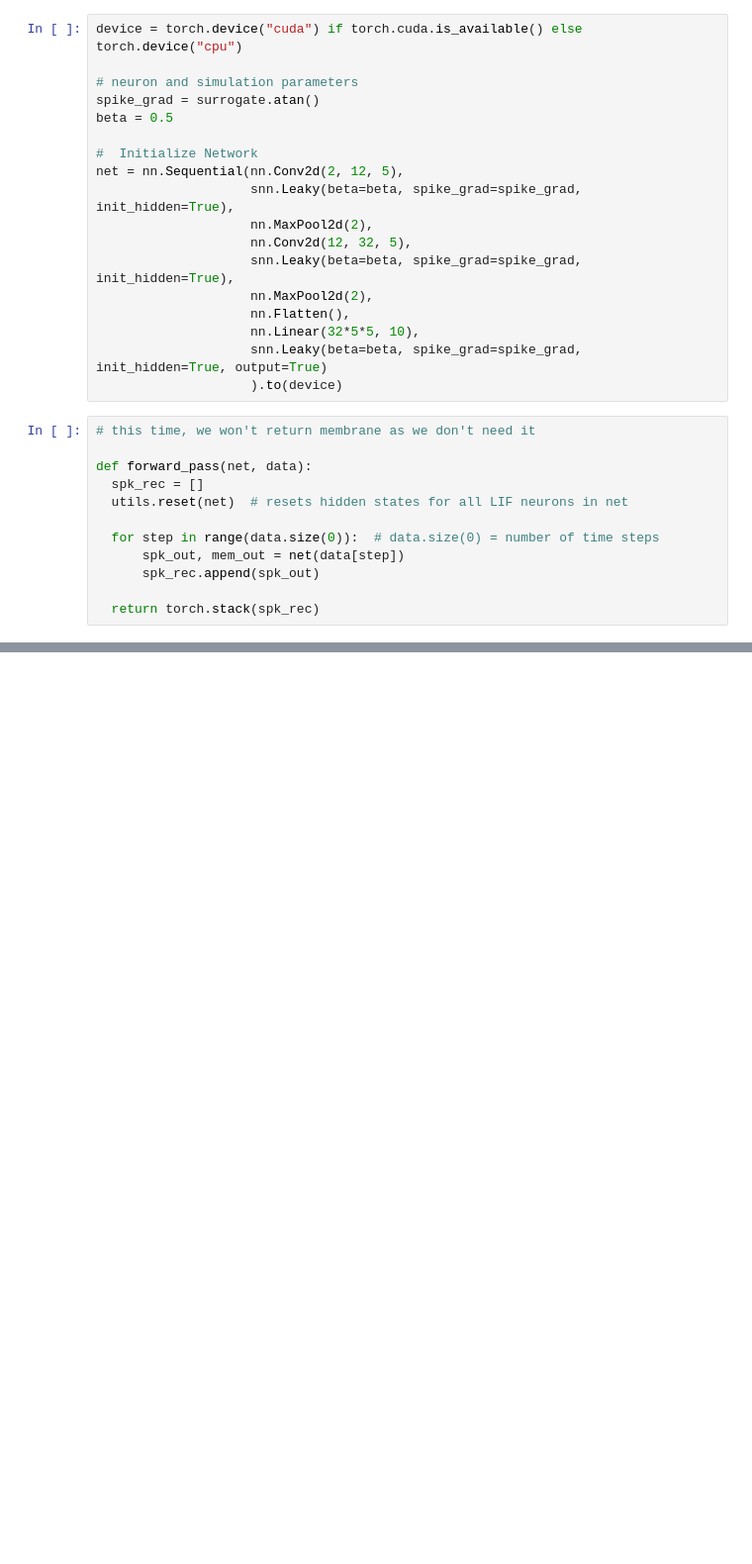
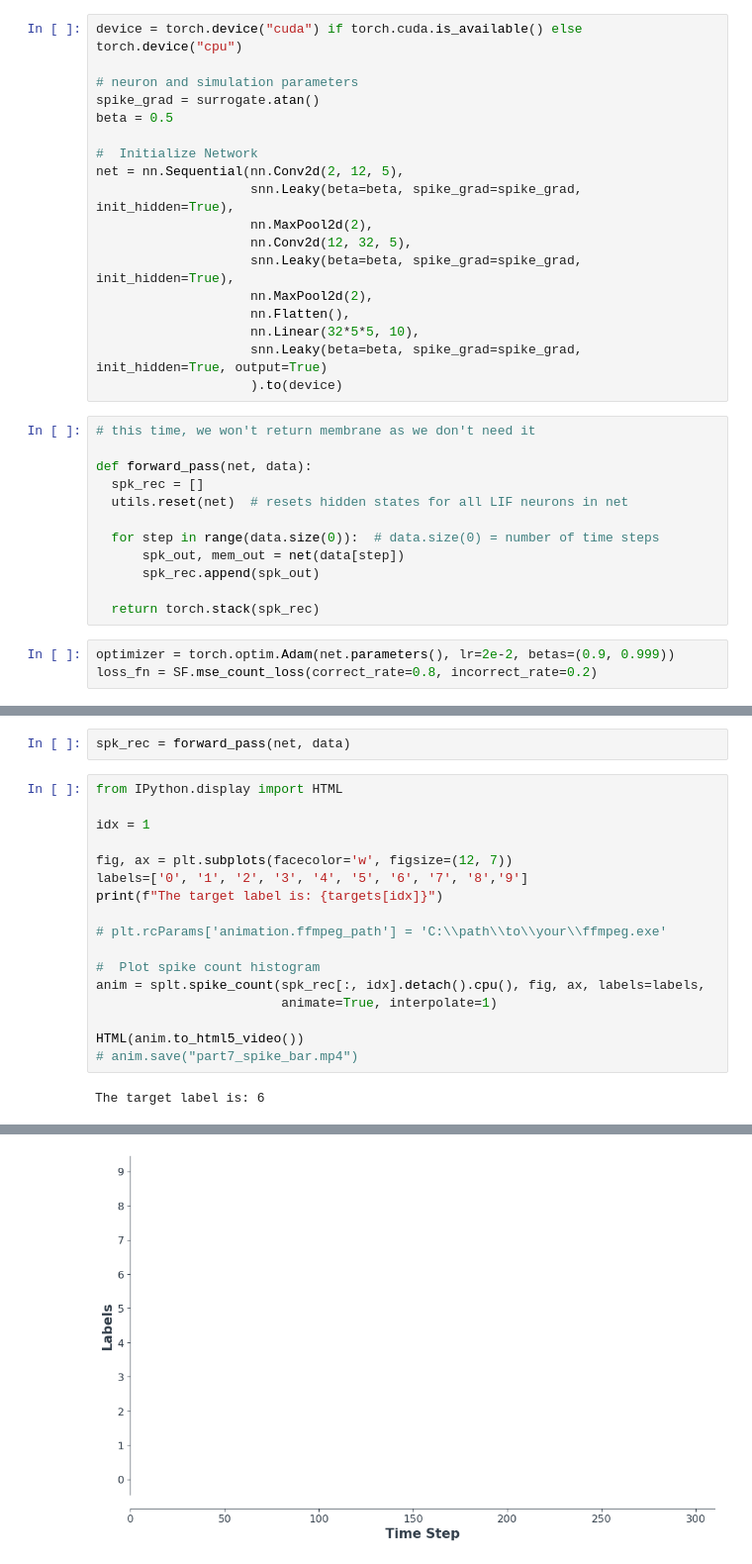
Before and after one commit to matthew-armanasco/neuro-SNN, a Jupyter notebook: src/snntorch-part7.ipynb, the cells around one changed output, grey strips where cells are left out. Shown: that part at 99% size. Drawn from its saved outputs; the diff is of its cells as text; blank space fills up the shorter version.

```diff
--- a/src/snntorch-part7.ipynb
+++ b/src/snntorch-part7.ipynb
@@ -118,3 +118,6 @@ def forward_pass(net, data):
       spk_rec.append(spk_out)
 
   return torch.stack(spk_rec)
+# %%
+optimizer = torch.optim.Adam(net.parameters(), lr=2e-2, betas=(0.9, 0.999))
+loss_fn = SF.mse_count_loss(correct_rate=0.8, incorrect_rate=0.2)
@@ -120,0 +188,21 @@ def forward_pass(net, data):
+# %%
+spk_rec = forward_pass(net, data)
+# %%
+from IPython.display import HTML
+
+idx = 1
+
+fig, ax = plt.subplots(facecolor='w', figsize=(12, 7))
+labels=['0', '1', '2', '3', '4', '5', '6', '7', '8','9']
+print(f"The target label is: {targets[idx]}")
+
+# plt.rcParams['animation.ffmpeg_path'] = 'C:\\path\\to\\your\\ffmpeg.exe'
+
+#  Plot spike count histogram
+anim = splt.spike_count(spk_rec[:, idx].detach().cpu(), fig, ax, labels=labels,
+                        animate=True, interpolate=1)
+
+HTML(anim.to_html5_video())
+# anim.save("part7_spike_bar.mp4")
+# %% [output]
+The target label is: 6
@@ -120,0 +210 @@ def forward_pass(net, data):
+[figure, added]
```
Also changed, not shown: parts of 6 cells of this notebook, 3 other files.
